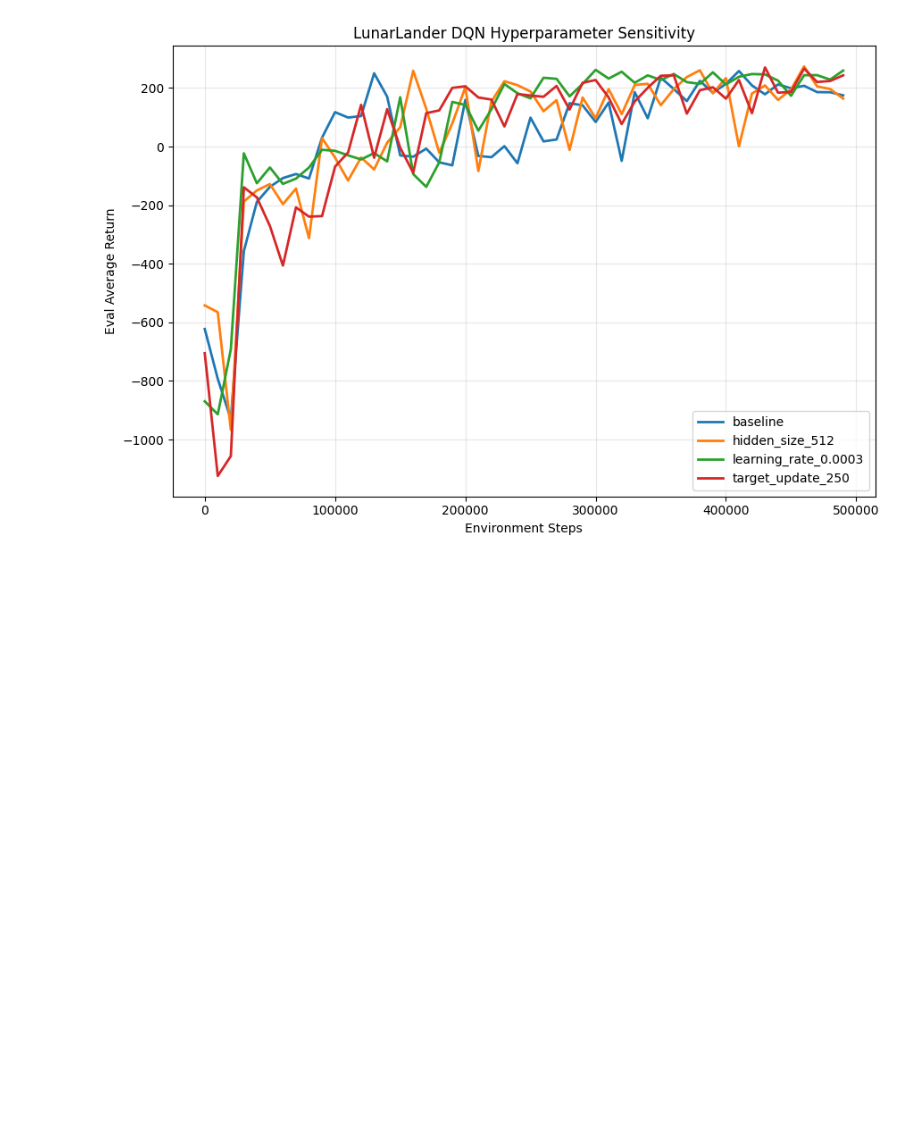
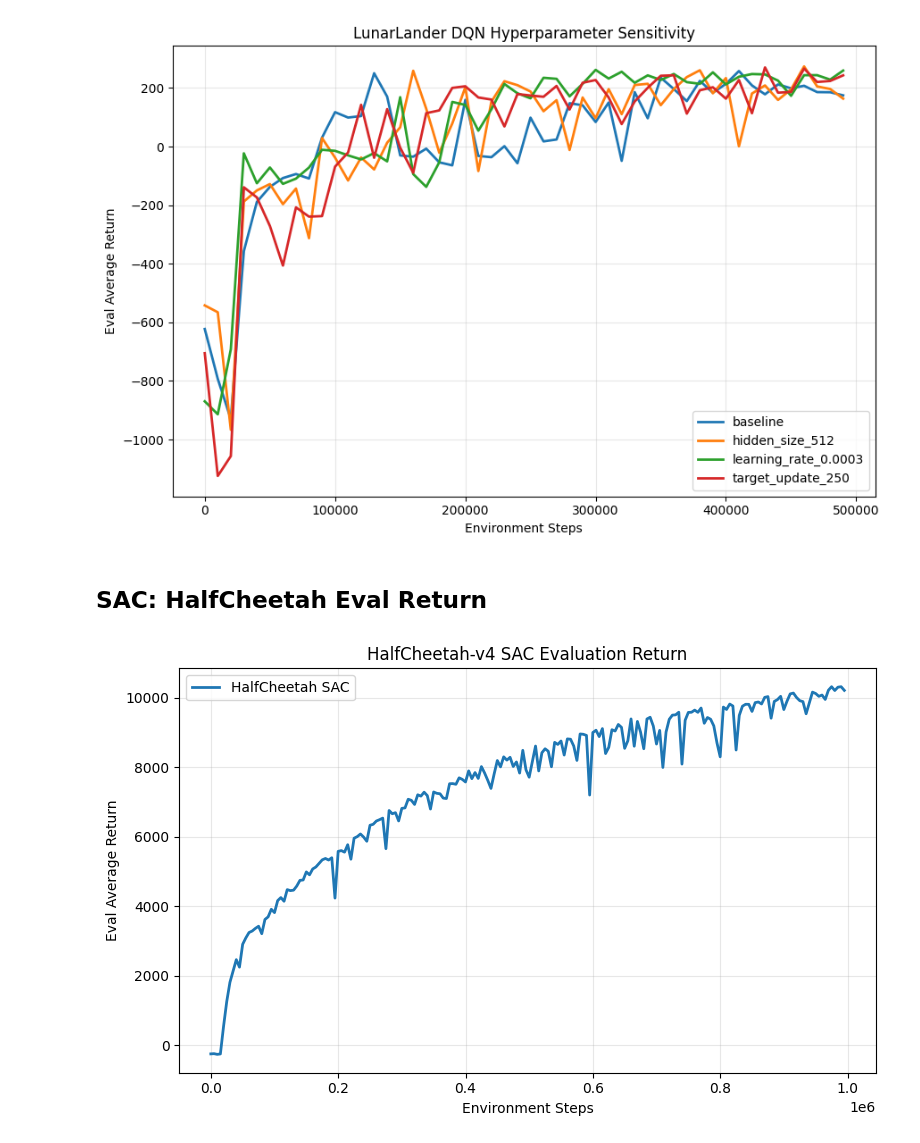
Before and after one commit to n00Nspr1ng/homework_spring2026, a Jupyter notebook: hw3/experiments_script/analysis.ipynb, the cells around one changed output. Drawn from its saved outputs; the diff is of its cells as text; code cells hidden in the pictures; blank space fills up the shorter version.

```diff
--- a/hw3/experiments_script/analysis.ipynb
+++ b/hw3/experiments_script/analysis.ipynb
@@ -119,3 +102,20 @@ plt.tight_layout()
 plt.show()
 # %% [output]
 [figure]
+# %% [markdown]
+## SAC: HalfCheetah Eval Return
+# %%
+halfcheetah_log = latest_log("HalfCheetah-v4_sac_sd*/log.csv")
+steps, eval_returns = load_metric_curve(halfcheetah_log, "Eval_AverageReturn")
+
+plt.figure(figsize=(8, 5))
+plt.plot(steps, eval_returns, linewidth=2, label="HalfCheetah SAC")
+plt.xlabel("Environment Steps")
+plt.ylabel("Eval Average Return")
+plt.title("HalfCheetah-v4 SAC Evaluation Return")
+plt.grid(True, alpha=0.3)
+plt.legend()
+plt.tight_layout()
+plt.show()
+# %% [output]
+[figure, added]
```
Also changed, not shown: parts of 15 cells of this notebook, 7 other files.
